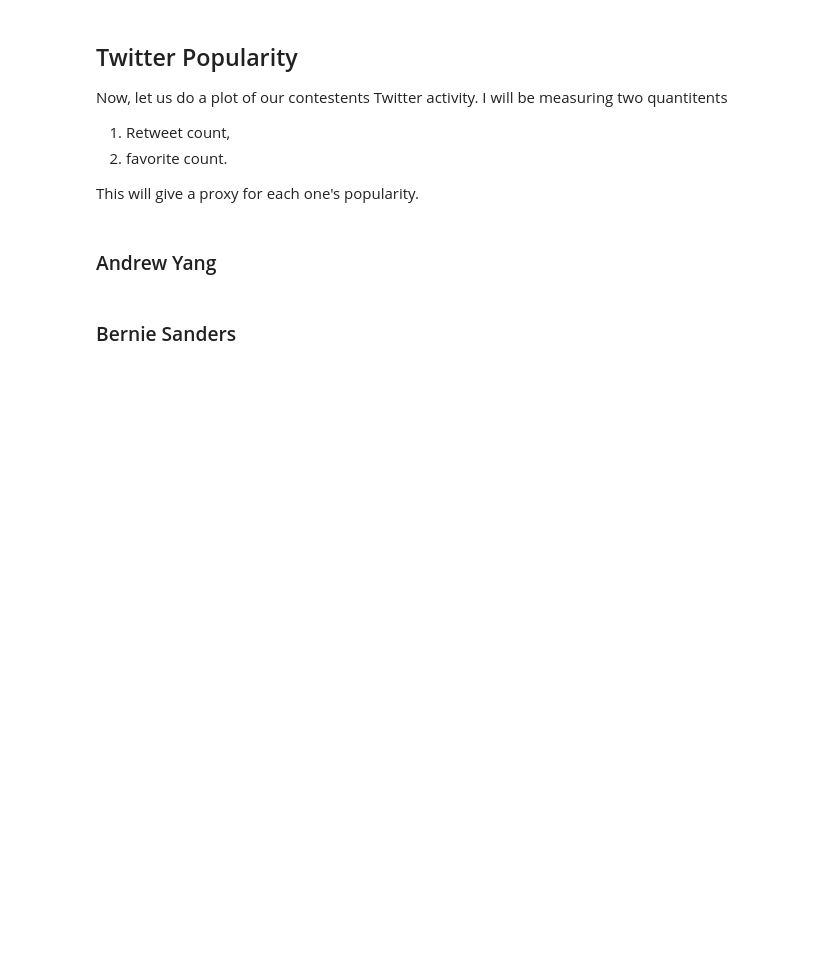
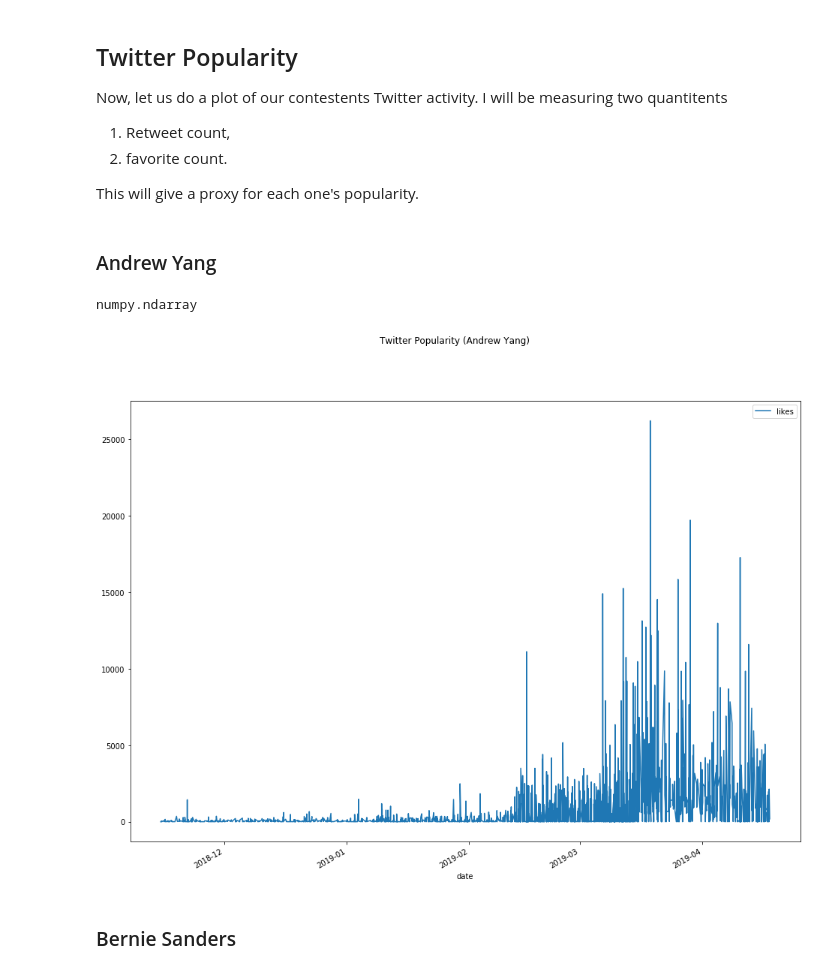
Before and after one commit to frankkloster/tdi-capstone-project, a Jupyter notebook: notebooks/Twitter Analysis.ipynb, the cells around one changed output. Saved outputs shown, nothing was run; the diff lists cells and outputs as text; code cells hidden in the pictures; blank space fills up the shorter version.

```diff
--- a/notebooks/Twitter Analysis.ipynb
+++ b/notebooks/Twitter Analysis.ipynb
@@ -46,9 +46,21 @@ andrew_yang_tweets = dill.load(open('../scrapped_data/twitter-data/yang-tweets.p
 # %%
 df = pd.DataFrame({'date': [tweet.created_at for tweet in andrew_yang_tweets],
                    'retweets': [tweet.retweet_count for tweet in andrew_yang_tweets],
-                   'favorite_count': [tweet.favorite_count for tweet in andrew_yang_tweets]})
+                   'likes': [tweet.favorite_count for tweet in andrew_yang_tweets]})
+# %%
+type(ax)
+# %% [output]
+numpy.ndarray
 # %%
-df.plot(x='date', subplots=True, figsize=(16, 12))
+ax = df.plot(
+    x='date',
+    y='likes',
+    subplots=True,
+    figsize=(16, 12),
+    title='Twitter Popularity (Andrew Yang)',
+)
+# %% [output]
+[figure, added]
 # %% [markdown]
 ### Bernie Sanders
 # %%
```
Also changed, not shown: parts of 21 cells of this notebook, 8 other files.
